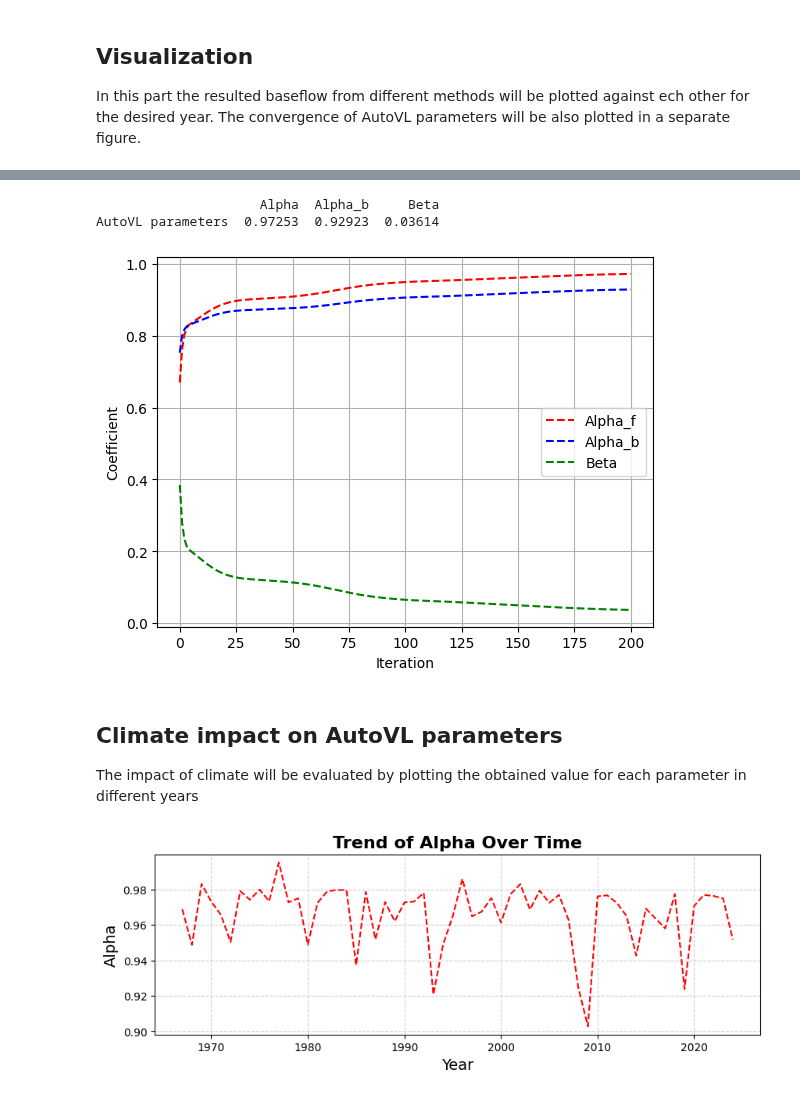
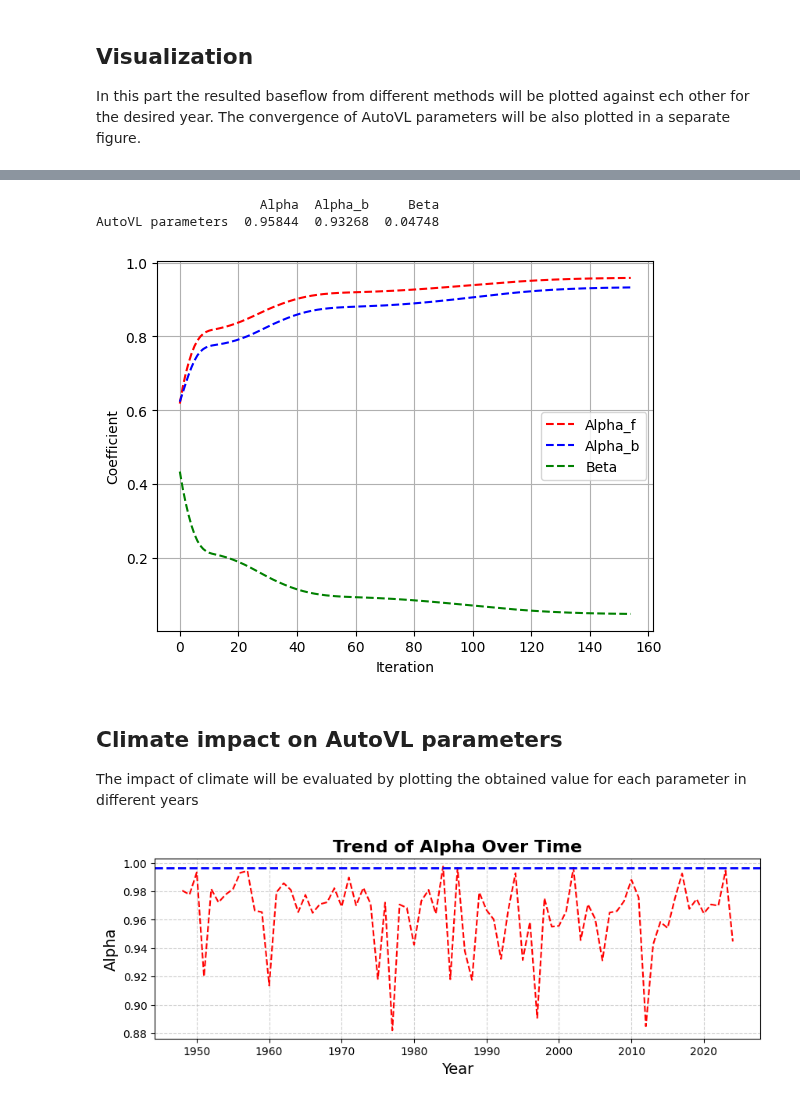
Before and after one commit to ssharifazari/AutoVL, a Jupyter notebook: AutoVL.ipynb, the cells around one changed output, grey strips where cells are left out. Drawn from its saved outputs; the diff is of its cells as text; code cells hidden in the pictures.

```diff
--- a/AutoVL.ipynb
+++ b/AutoVL.ipynb
@@ -212,7 +212,7 @@ Other CSV file in the correct format can also be uploaded to the example data fo
 #url = "https://raw.githubusercontent.com/ssharifazari/Baseflow-project/main/example%20data/HarvyRiver_613002.csv"
 #df = pd.read_csv(url, index_col = 0, parse_dates = True, dayfirst = True)
 
-df = pd.read_csv('Severn_416022.csv', index_col = 0, parse_dates = True, dayfirst = True)
+df = pd.read_csv('Turon_421026.csv', index_col = 0, parse_dates = True, dayfirst = True)
 
 Q = df[df.columns[0]]
 #df_1973 = df.loc['1973']
@@ -329,7 +329,7 @@ if AutoVL_mode.lower() == "y":
   bf_AutoVL.extend(bf_AutoVL_tmp['AutoVL'])
   param_AutoVL = params
 else:
-  MovingW = int(input("Enter the length of the moving window: {} \n"))
+  MovingW = int(input("Enter the length of the moving window in years: {} \n"))
 
   for year in unique_years:
 
@@ -348,6 +348,11 @@ n
 Enter the length of the moving window: {}
 365
 # %%
+# Obtain optimal alpha for the entire records for plotting
+alpha_initial = initial_alpha(Q)
+params, bf_AutoVL_TotalSeries = AutoVL(Q, alpha_initial, delta_alpha)
+Alpha_optimal = params['Alpha']['values'][-1]
+
 # Apply methods from baseflow Python package. This includes original Lyne & Holick (1979),
 #  Chapman (1991), Furey and Gupta (2000), Eckhardt (2005), and EWMA methods.
 # Extract flow values from q to be used in baseflow package
@@ -448,27 +453,29 @@ plt.grid(True)
 plt.show()
 # %% [output]
                      Alpha  Alpha_b     Beta
-AutoVL parameters  0.97253  0.92923  0.03614
+AutoVL parameters  0.95844  0.93268  0.04748
-[figure, old version]
+[figure, new version]
 # %% [markdown]
 ## **Climate impact on AutoVL parameters**
 The impact of climate will be evaluated by plotting the obtained value for each parameter in different years
 # %%
 ALPHA = [param_AutoVL[year]['Alpha']['values'][-1] for year in unique_years]
 ALPHA_f = [param_AutoVL[year]['Alpha_f']['values'][-1] for year in unique_years]
 ALPHA_b = [param_AutoVL[year]['Alpha_b']['values'][-1] for year in unique_years]
 BETA = [param_AutoVL[year]['Beta']['values'][-1] for year in unique_years]
 
 # Trend of Alpha Over Time
 plt.figure(figsize=(10, 3))  # Set figure size for better readability
 plt.plot(unique_years, ALPHA, 'r--', label='Alpha')
+plt.axhline(y = Alpha_optimal, color = 'b', linestyle = '--', linewidth = 2,
+            label="Reference Line")
 plt.title('Trend of Alpha Over Time', fontsize=16, fontweight='bold')
 plt.xlabel('Year', fontsize=14)
 plt.ylabel('Alpha', fontsize=14)
 plt.grid(True, linestyle='--', alpha=0.6)
 plt.show()
 # %% [output]
-[figure, old version]
+[figure, new version]
 # %%
 # Difference between Alpha_f and Alpha_b over time
 plt.figure(figsize=(10, 3))  # Set figure size for better readability
```
Also changed, not shown: parts of 6 cells of this notebook.
